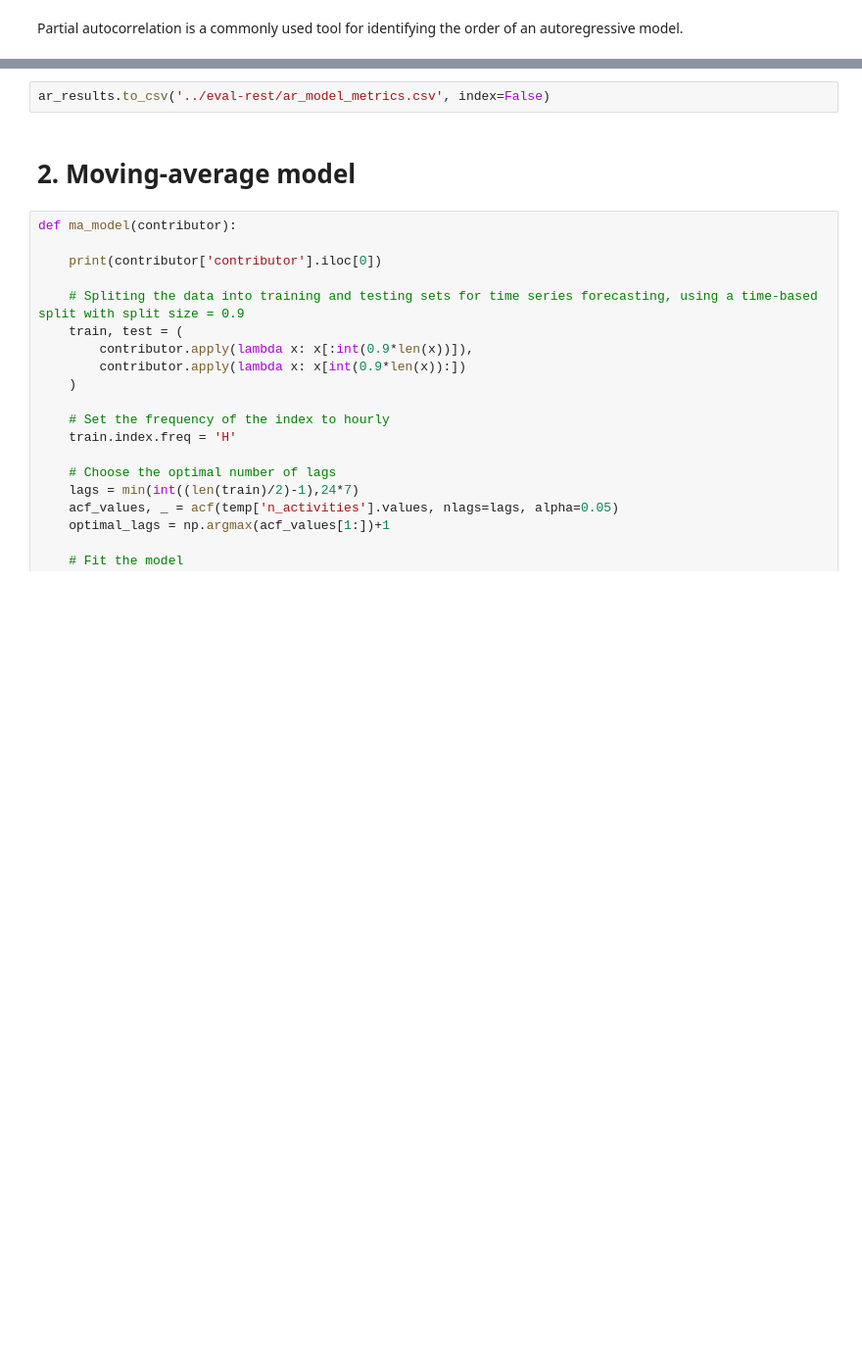
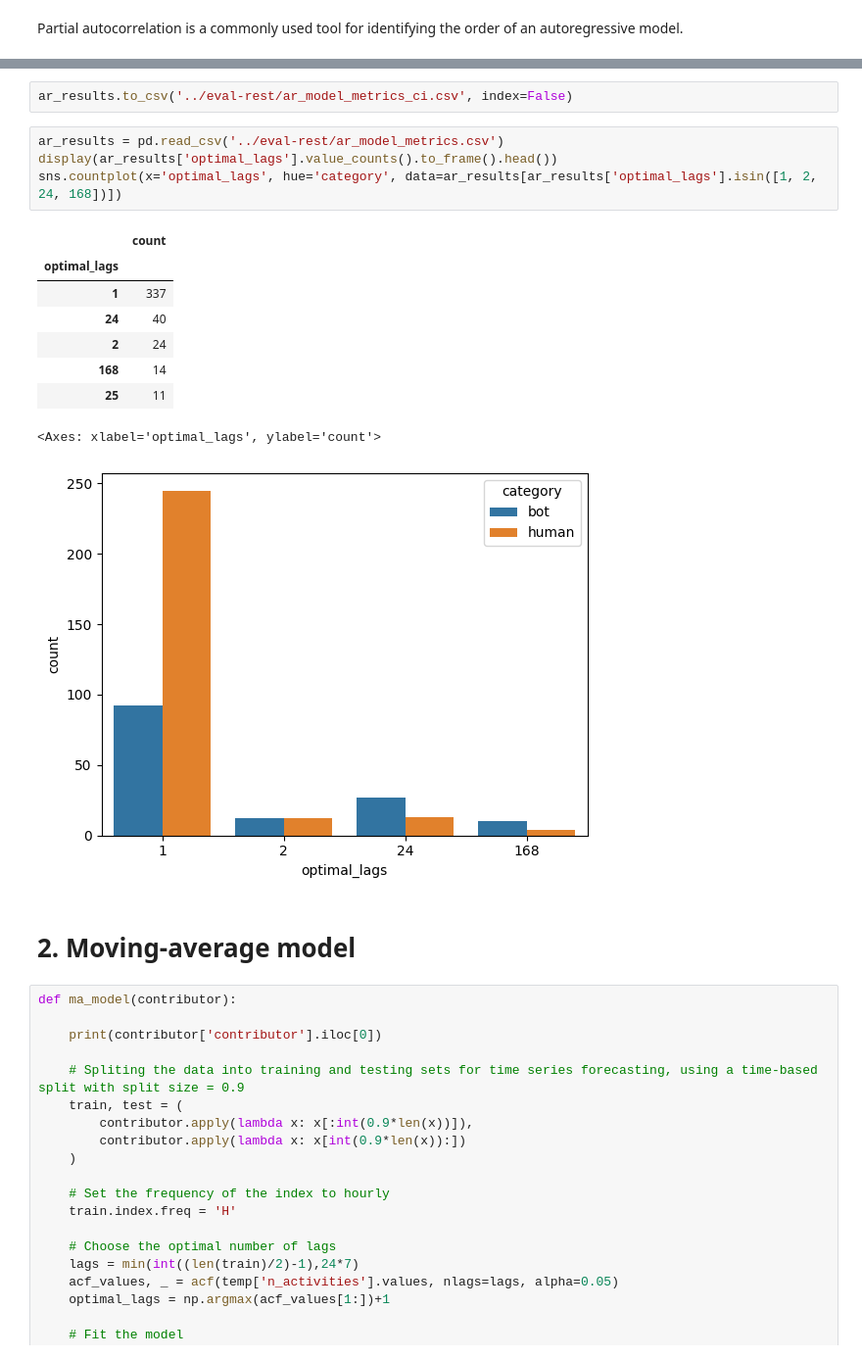
Before and after one commit to uhourri/GH-Bots-API, a Jupyter notebook: code/Models comparing using time sequences.ipynb, the cells around one changed output, grey strips where cells are left out. Shown at 98% size. Cells and saved outputs as stored; diff of their text form; blank space fills up the shorter version.

```diff
--- a/code/Models comparing using time sequences.ipynb
+++ b/code/Models comparing using time sequences.ipynb
@@ -175,5 +247,19 @@ ar_results.sort_values(by='r2', ascending=False).head(40)
 # %%
-ar_results.to_csv('../eval-rest/ar_model_metrics.csv', index=False)
+ar_results.to_csv('../eval-rest/ar_model_metrics_ci.csv', index=False)
+# %%
+ar_results = pd.read_csv('../eval-rest/ar_model_metrics.csv')
+display(ar_results['optimal_lags'].value_counts().to_frame().head())
+sns.countplot(x='optimal_lags', hue='category', data=ar_results[ar_results['optimal_lags'].isin([1, 2, 24, 168])])
+# %% [output]
+|  | count |
+| optimal_lags |  |
+| 1 | 337 |
+| 24 | 40 |
+| 2 | 24 |
+| 168 | 14 |
+| 25 | 11 |
+<Axes: xlabel='optimal_lags', ylabel='count'>
+[figure, added]
 # %% [markdown]
 # 2. Moving-average model
 # %%
```
Also changed, not shown: parts of 12 cells of this notebook, 2 other files.
